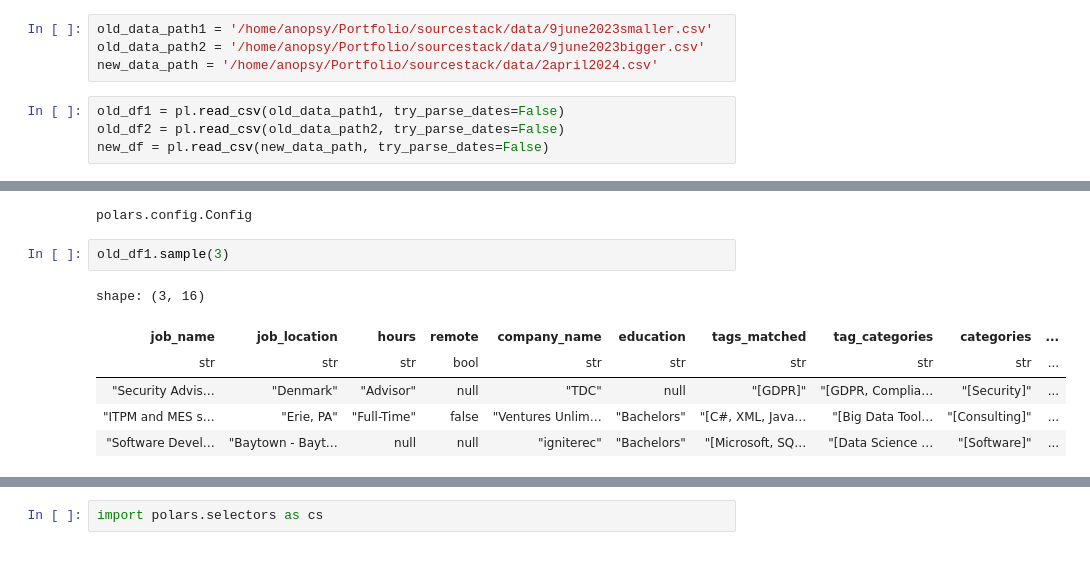
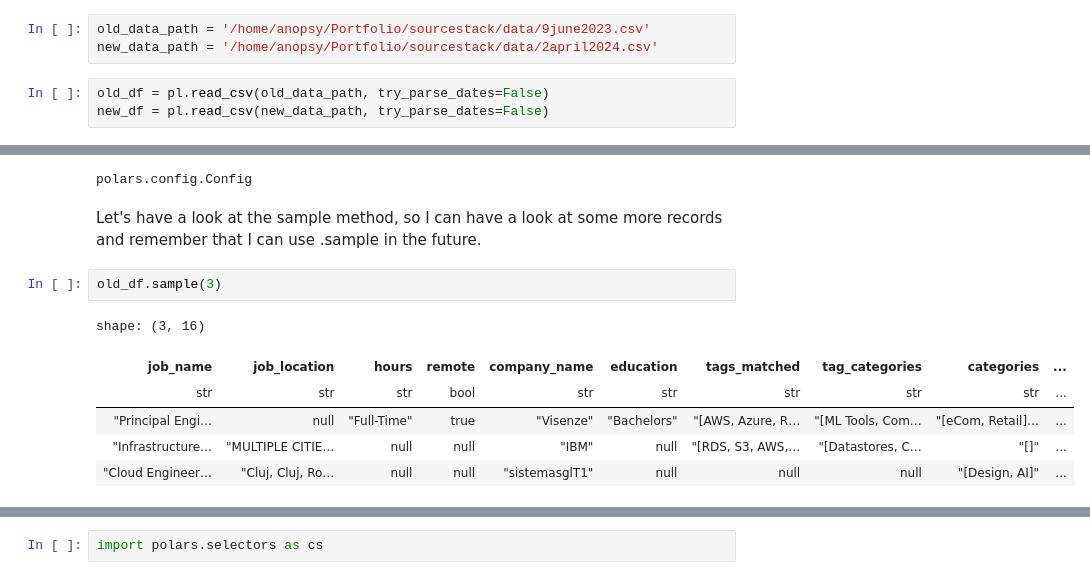
Before and after one commit to anopsy/sourcestack, a Jupyter notebook: data/explore.ipynb, the cells around one changed output, grey strips where cells are left out. Drawn from its saved outputs; the diff is of its cells as text.

```diff
--- a/data/explore.ipynb
+++ b/data/explore.ipynb
@@ -4,9 +23,7 @@ import pandas as pd
 # %%
-old_data_path1 = '/home/anopsy/Portfolio/sourcestack/data/9june2023smaller.csv'
-old_data_path2 = '/home/anopsy/Portfolio/sourcestack/data/9june2023bigger.csv'
+old_data_path = '/home/anopsy/Portfolio/sourcestack/data/9june2023.csv'
 new_data_path = '/home/anopsy/Portfolio/sourcestack/data/2april2024.csv'
 # %%
-old_df1 = pl.read_csv(old_data_path1, try_parse_dates=False)
-old_df2 = pl.read_csv(old_data_path2, try_parse_dates=False)
+old_df = pl.read_csv(old_data_path, try_parse_dates=False)
 new_df = pl.read_csv(new_data_path, try_parse_dates=False)
 # %%
@@ -54,15 +71,17 @@ shape: (5, 16)
 pl.Config.set_tbl_width_chars(200) #setting wide format but it doesn't work that well for jupyter notebook
 # %% [output]
 polars.config.Config
+# %% [markdown]
+Let's have a look at the sample method, so I can have a look at some more records and remember that I can use .sample in the future.
 # %%
-old_df1.sample(3)
+old_df.sample(3)
 # %% [output]
 shape: (3, 16)
 | job_name | job_location | hours | remote | company_name | education | tags_matched | tag_categories | categories | ... |
 | str | str | str | bool | str | str | str | str | str | ... |
-| "Security Advis… | "Denmark" | "Advisor" | null | "TDC" | null | "[GDPR]" | "[GDPR, Complia… | "[Security]" | ... |
-| "ITPM and MES s… | "Erie, PA" | "Full-Time" | false | "Ventures Unlim… | "Bachelors" | "[C#, XML, Java… | "[Big Data Tool… | "[Consulting]" | ... |
-| "Software Devel… | "Baytown - Bayt… | null | null | "igniterec" | "Bachelors" | "[Microsoft, SQ… | "[Data Science … | "[Software]" | ... |
+| "Principal Engi… | null | "Full-Time" | true | "Visenze" | "Bachelors" | "[AWS, Azure, R… | "[ML Tools, Com… | "[eCom, Retail]… | ... |
+| "Infrastructure… | "MULTIPLE CITIE… | null | null | "IBM" | null | "[RDS, S3, AWS,… | "[Datastores, C… | "[]" | ... |
+| "Cloud Engineer… | "Cluj, Cluj, Ro… | null | null | "sistemasglT1" | null | null | null | "[Design, AI]" | ... |
 # %%
 new_df.sample(3)
 # %% [output]
```
Also changed, not shown: parts of 50 cells of this notebook.
